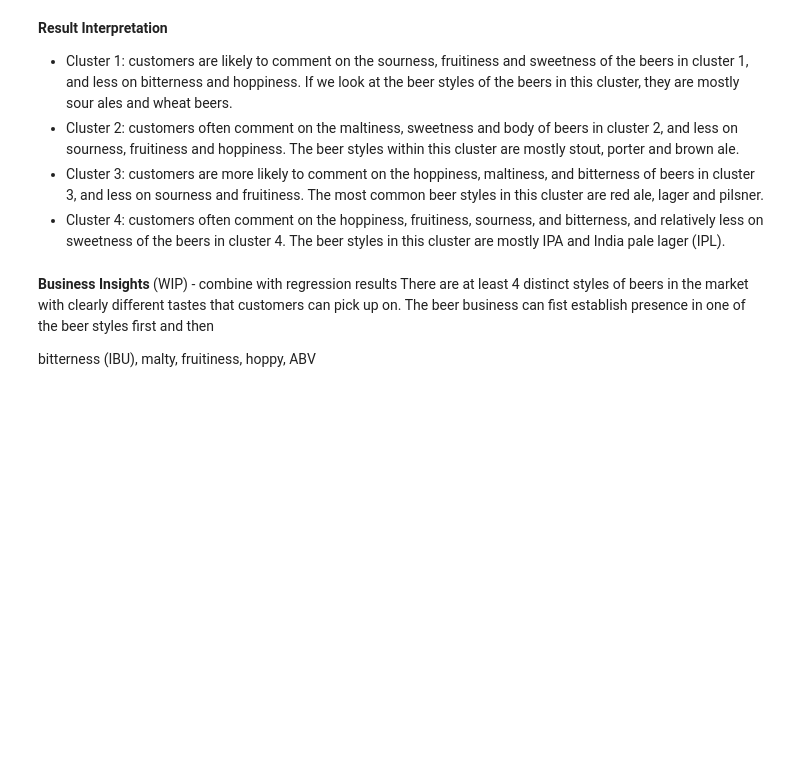
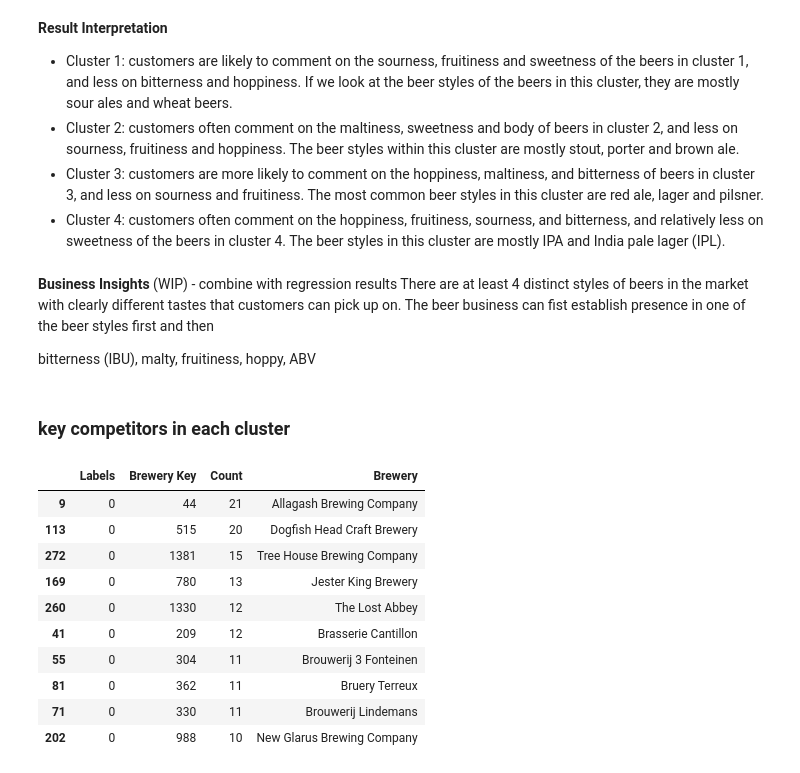
Before and after one commit to happysoymilk/beer_data_analysis, a Jupyter notebook: PCA.ipynb, the cells around one changed output. Cells and saved outputs as stored; diff of their text form; code cells hidden in the pictures; blank space fills up the shorter version.

```diff
--- a/PCA.ipynb
+++ b/PCA.ipynb
@@ -269,3 +269,28 @@ cluster_style_4.head(10)
 There are at least 4 distinct styles of beers in the market with clearly different tastes that customers can pick up on. The beer business can fist establish presence in one of the beer styles first and then
 
 bitterness (IBU), malty, fruitiness, hoppy, ABV
+# %% [markdown]
+### key competitors in each cluster
+# %%
+# check brewery vs cluster
+# combine kmeans clustering results with original df (full features info)
+cluster_brewery = pd.DataFrame(df_pca).copy()
+cluster_brewery["Labels"]=kmeans_pca.labels_
+cluster_brewery = cluster_brewery.groupby(["Labels", "Brewery Key"])['key'].count().reset_index()
+cluster_brewery = pd.merge(cluster_brewery, brewery_key, left_on = 'Brewery Key', right_on = 'Brewery Key', how = 'left')
+cluster_brewery.rename(columns = {'key':'Count'}, inplace = True)
+# %%
+cluster_brewery_1 = cluster_brewery.loc[cluster_brewery['Labels'] == 0, :].sort_values(['Count'], ascending=False)
+cluster_brewery_1.head(10)
+# %% [output]
+|  | Labels | Brewery Key | Count | Brewery |
+| 9 | 0 | 44 | 21 | Allagash Brewing Company |
+| 113 | 0 | 515 | 20 | Dogfish Head Craft Brewery |
+| 272 | 0 | 1381 | 15 | Tree House Brewing Company |
+| 169 | 0 | 780 | 13 | Jester King Brewery |
+| 260 | 0 | 1330 | 12 | The Lost Abbey |
+| 41 | 0 | 209 | 12 | Brasserie Cantillon |
+| 55 | 0 | 304 | 11 | Brouwerij 3 Fonteinen |
+| 81 | 0 | 362 | 11 | Bruery Terreux |
+| 71 | 0 | 330 | 11 | Brouwerij Lindemans |
+| 202 | 0 | 988 | 10 | New Glarus Brewing Company |
```
Also changed, not shown: parts of 3 cells of this notebook.
